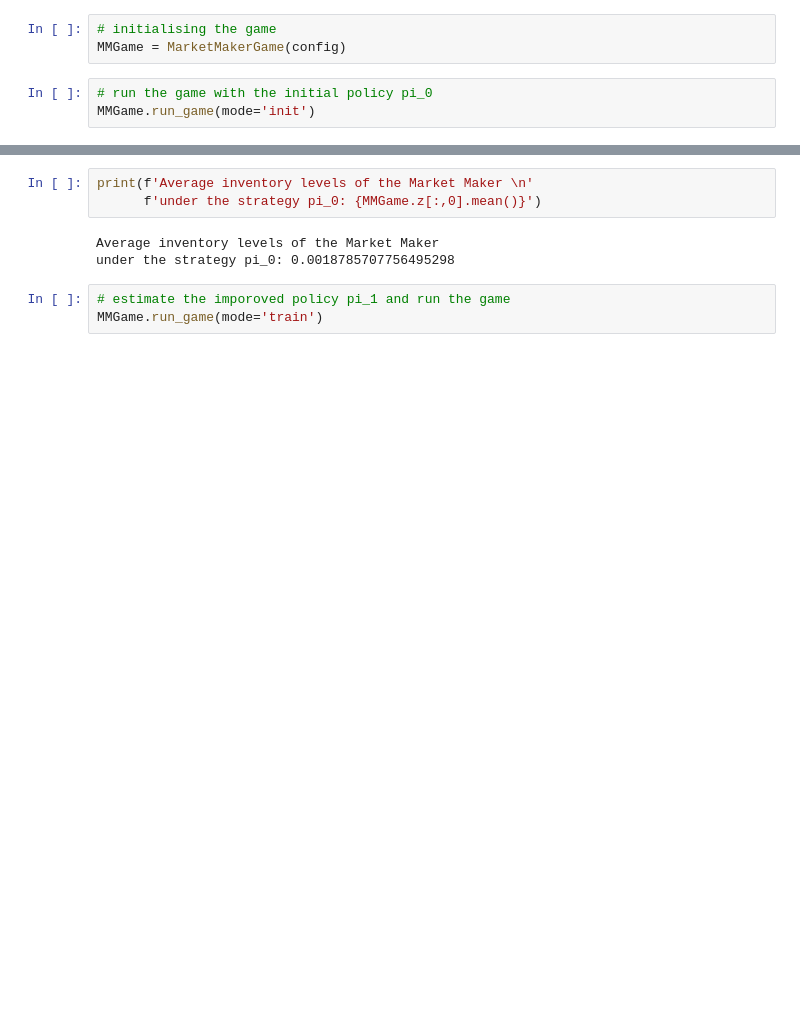
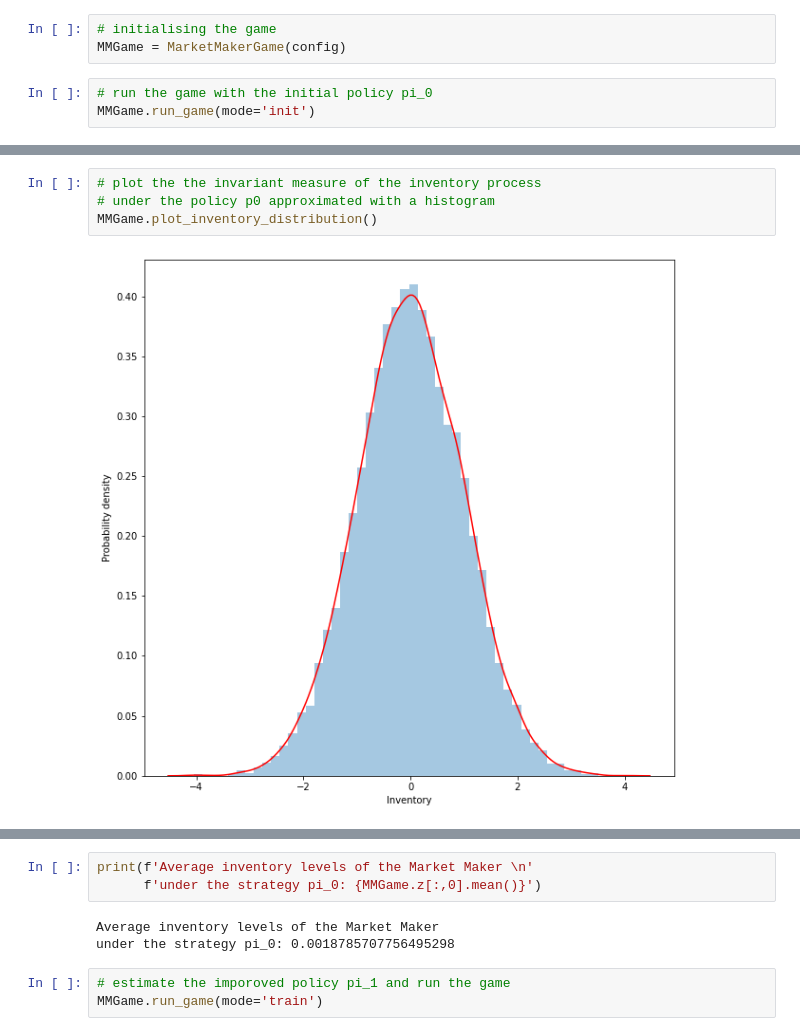
Before and after one commit to annakuchko/ESN-for-RL, a Jupyter notebook: Market_Maker_game.ipynb, the cells around one changed output, grey strips where cells are left out. Cells and saved outputs as stored; diff of their text form; blank space fills up the shorter version.

```diff
--- a/Market_Maker_game.ipynb
+++ b/Market_Maker_game.ipynb
@@ -75,0 +80,6 @@ MMGame.plot_rewards(plot_solution=True)
+# %%
+# plot the the invariant measure of the inventory process
+# under the policy p0 approximated with a histogram
+MMGame.plot_inventory_distribution()
+# %% [output]
+[figure, added]
```
Also changed, not shown: parts of 12 cells of this notebook, 3 other files.
